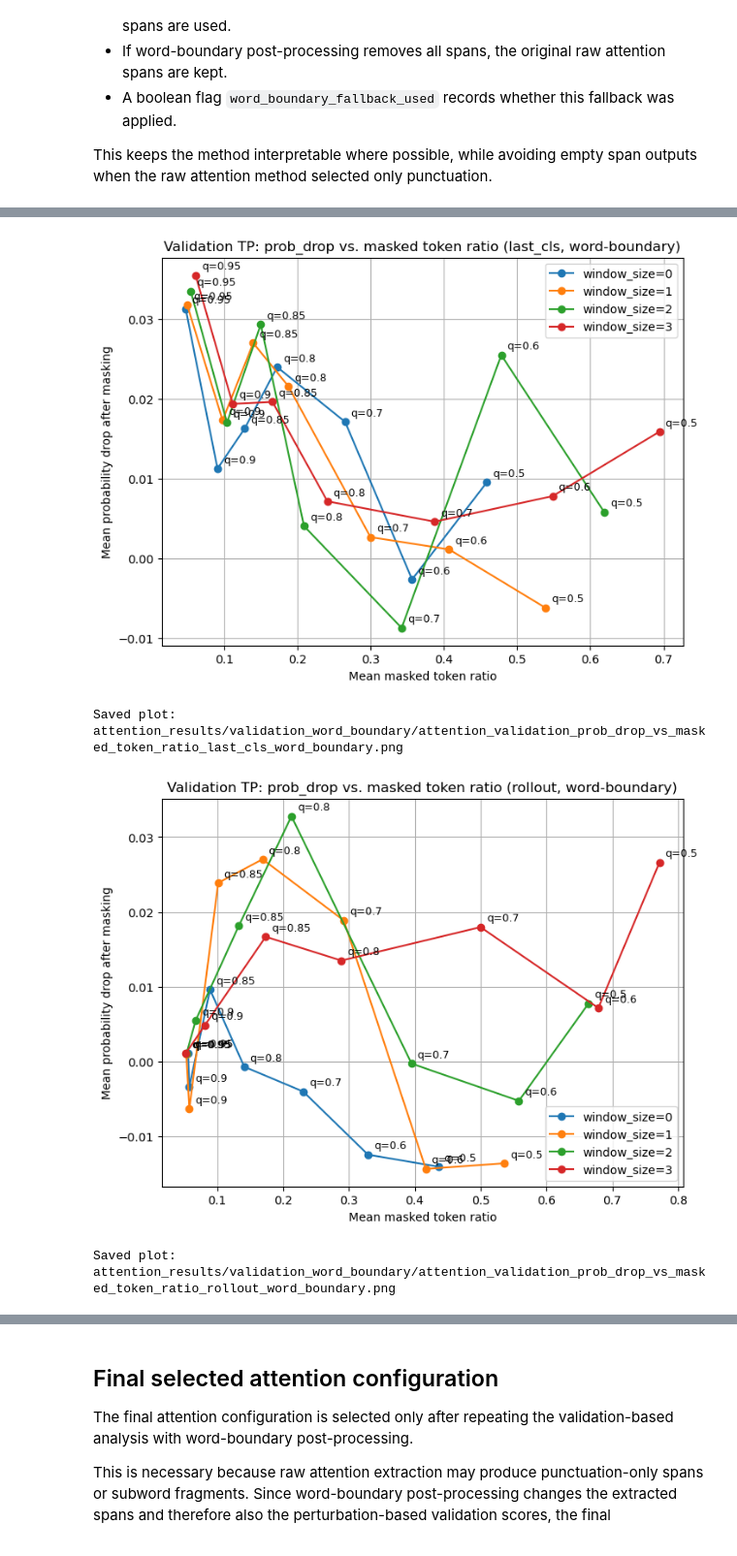
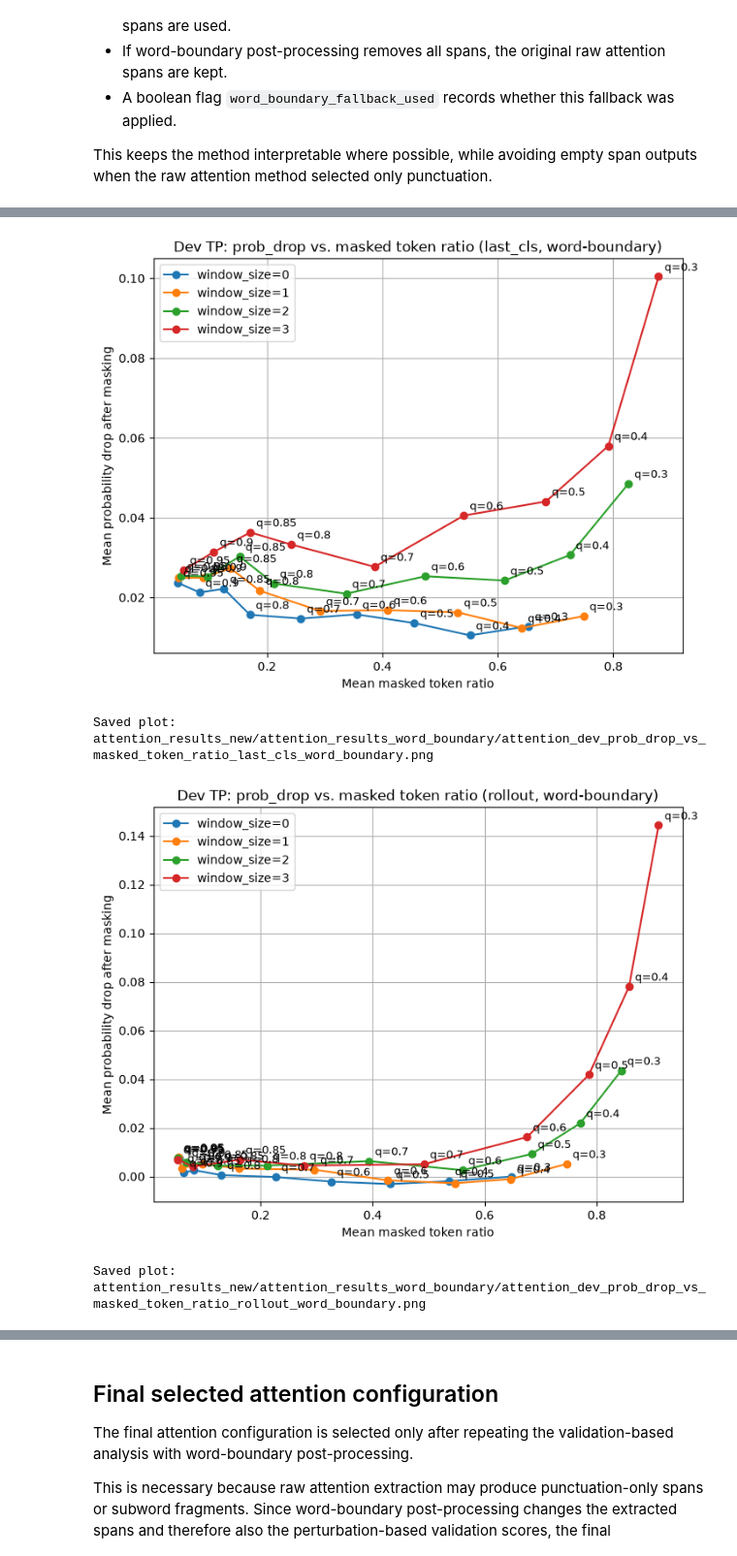
Before and after one commit to Karbs08/Localizing-Inappropriateness-in-Arguments, a Jupyter notebook: attention_spans.ipynb, the cells around one changed output, grey strips where cells are left out. Shown at 97% size. Drawn from its saved outputs; the diff is of its cells as text; code cells hidden in the pictures.

```diff
--- a/attention_spans.ipynb
+++ b/attention_spans.ipynb
@@ -52,7 +43,7 @@ TORCH_DEVICE = "cuda" if torch.cuda.is_available() else "cpu"
 
 # Attention settings
 ATTENTION_METHODS = ["last_cls", "rollout"]
-QUANTILE_VALUES = [0.50, 0.60, 0.70, 0.80, 0.85, 0.90, 0.95]
+QUANTILE_VALUES = [0.3, 0.4, 0.50, 0.60, 0.70, 0.80, 0.85, 0.90, 0.95]
 WINDOW_SIZE_VALUES = [0, 1, 2, 3]
 
 # Output
@@ -1684,7 +2011,7 @@ Saved validation word-boundary files to: attention_results/validation_word_bound
 # %%
-for method in sorted(val_config_summary_word_boundary["attention_method"].unique()):
-    method_df = val_config_summary_word_boundary[
-        val_config_summary_word_boundary["attention_method"] == method
+for method in sorted(dev_config_summary_word_boundary["attention_method"].unique()):
+    method_df = dev_config_summary_word_boundary[
+        dev_config_summary_word_boundary["attention_method"] == method
     ].copy()
 
     plt.figure(figsize=(8, 5))
@@ -1703,11 +2030,11 @@ for method in sorted(val_config_summary_word_boundary["attention_method"].unique
 
     plt.xlabel("window_size")
     plt.ylabel("Mean prob_drop")
-    plt.title(f"Validation TP: window_size elbow by quantile ({method}, word-boundary)")
+    plt.title(f"Dev TP: window_size elbow by quantile ({method}, word-boundary)")
     plt.grid(True)
     plt.legend()
 
-    plot_path = val_word_boundary_output_dir / f"attention_val_window_elbow_by_quantile_{method}_word_boundary.png"
+    plot_path = WORD_BOUNDARY_OUTPUT_DIR / f"attention_dev_window_elbow_by_quantile_{method}_word_boundary.png"
     plt.savefig(plot_path, dpi=300, bbox_inches="tight")
     plt.show()
 
@@ -1720,7 +2047,7 @@ Saved plot: attention_results/validation_word_boundary/attention_val_window_elbo
 # %%
-for method in sorted(val_config_summary_word_boundary["attention_method"].unique()):
-    method_df = val_config_summary_word_boundary[
-        val_config_summary_word_boundary["attention_method"] == method
+for method in sorted(dev_config_summary_word_boundary["attention_method"].unique()):
+    method_df = dev_config_summary_word_boundary[
+        dev_config_summary_word_boundary["attention_method"] == method
     ].copy()
 
     heatmap_data = method_df.pivot(
@@ -1744,9 +2071,9 @@ for method in sorted(val_config_summary_word_boundary["attention_method"].unique
 
     plt.xlabel("quantile")
     plt.ylabel("window_size")
-    plt.title(f"Validation TP: mean prob_drop by Attention config ({method}, word-boundary)")
+    plt.title(f"Dev TP: mean prob_drop by Attention config ({method}, word-boundary)")
 
-    plot_path = val_word_boundary_output_dir / f"attention_val_find_config_heatmap_{method}_word_boundary.png"
+    plot_path = WORD_BOUNDARY_OUTPUT_DIR / f"attention_dev_find_config_heatmap_{method}_word_boundary.png"
     plt.savefig(plot_path, dpi=300, bbox_inches="tight")
     plt.show()
 
@@ -1772,7 +2099,7 @@ Saved plot: attention_results/validation_word_boundary/attention_val_find_config
 # %%
-for method in sorted(val_config_summary_word_boundary["attention_method"].unique()):
-    method_df = val_config_summary_word_boundary[
-        val_config_summary_word_boundary["attention_method"] == method
+for method in sorted(dev_config_summary_word_boundary["attention_method"].unique()):
+    method_df = dev_config_summary_word_boundary[
+        dev_config_summary_word_boundary["attention_method"] == method
     ].copy()
 
     plt.figure(figsize=(8, 6))
@@ -1800,11 +2127,11 @@ for method in sorted(val_config_summary_word_boundary["attention_method"].unique
 
     plt.xlabel("Mean span length in model tokens")
     plt.ylabel("Mean probability drop after masking")
-    plt.title(f"Validation TP: prob_drop vs. mean span length ({method}, word-boundary)")
+    plt.title(f"Dev TP: prob_drop vs. mean span length ({method}, word-boundary)")
     plt.grid(True)
     plt.legend()
 
-    plot_path = val_word_boundary_output_dir / f"attention_val_prob_drop_vs_mean_span_len_{method}_word_boundary.png"
+    plot_path = WORD_BOUNDARY_OUTPUT_DIR / f"attention_dev_prob_drop_vs_mean_span_len_{method}_word_boundary.png"
     plt.savefig(plot_path, dpi=300, bbox_inches="tight")
     plt.show()
 
@@ -1817,7 +2144,7 @@ Saved plot: attention_results/validation_word_boundary/attention_val_prob_drop_v
 # %%
-for method in sorted(val_config_summary_word_boundary["attention_method"].unique()):
-    method_df = val_config_summary_word_boundary[
-        val_config_summary_word_boundary["attention_method"] == method
+for method in sorted(dev_config_summary_word_boundary["attention_method"].unique()):
+    method_df = dev_config_summary_word_boundary[
+        dev_config_summary_word_boundary["attention_method"] == method
     ].copy()
 
     plt.figure(figsize=(8, 6))
@@ -1826,36 +2153,36 @@ for method in sorted(val_config_summary_word_boundary["attention_method"].unique
         subset = method_df[
             method_df["window_size"] == window_size
         ].sort_values("quantile")
 
         plt.plot(
             subset["mean_masked_token_ratio"],
             subset["mean_prob_drop"],
             marker="o",
             label=f"window_size={window_size}"
         )
 
         for _, row in subset.iterrows():
             plt.annotate(
                 f"q={row['quantile']}",
                 (row["mean_masked_token_ratio"], row["mean_prob_drop"]),
                 textcoords="offset points",
                 xytext=(5, 5),
                 fontsize=9
             )
 
     plt.xlabel("Mean masked token ratio")
     plt.ylabel("Mean probability drop after masking")
-    plt.title(f"Validation TP: prob_drop vs. masked token ratio ({method}, word-boundary)")
+    plt.title(f"Dev TP: prob_drop vs. masked token ratio ({method}, word-boundary)")
     plt.grid(True)
     plt.legend()
 
-    plot_path = val_word_boundary_output_dir / f"attention_validation_prob_drop_vs_masked_token_ratio_{method}_word_boundary.png"
+    plot_path = WORD_BOUNDARY_OUTPUT_DIR / f"attention_dev_prob_drop_vs_masked_token_ratio_{method}_word_boundary.png"
     plt.savefig(plot_path, dpi=300, bbox_inches="tight")
     plt.show()
 
     print("Saved plot:", plot_path)
 # %% [output]
-[figure, old version]
+[figure, new version]
-Saved plot: attention_results/validation_word_boundary/attention_validation_prob_drop_vs_masked_token_ratio_last_cls_word_boundary.png
+Saved plot: attention_results_new/attention_results_word_boundary/attention_dev_prob_drop_vs_masked_token_ratio_last_cls_word_boundary.png
-[figure, old version]
+[figure, new version]
-Saved plot: attention_results/validation_word_boundary/attention_validation_prob_drop_vs_masked_token_ratio_rollout_word_boundary.png
+Saved plot: attention_results_new/attention_results_word_boundary/attention_dev_prob_drop_vs_masked_token_ratio_rollout_word_boundary.png
```
Also changed, not shown: parts of 31 cells of this notebook, 6 other files.
